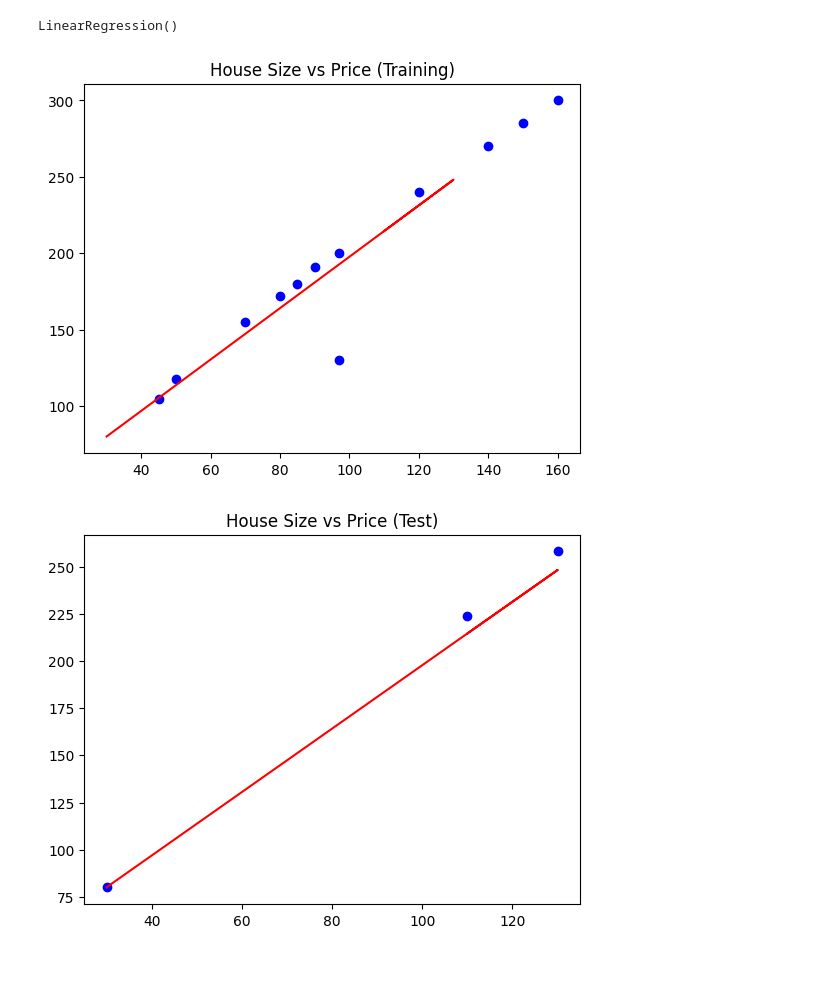
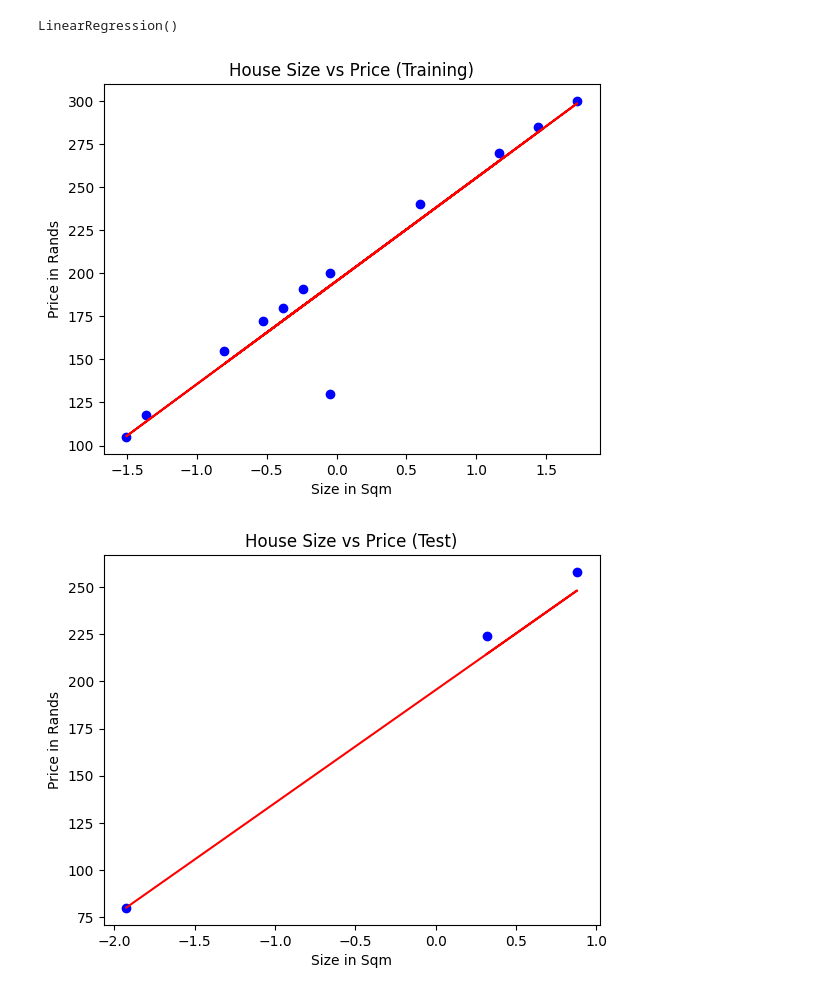
Before and after one commit to khiba-k/Python_ML_Linear_Regression, a Jupyter notebook: House_Size_vs_Price.ipynb, the cells around one changed output. Cells and saved outputs as stored; diff of their text form; code cells hidden in the pictures; blank space fills up the shorter version.

Commit message:
fix: plot label errors dev: Added scaling to the independent variable data(sizes)

```diff
--- a/House_Size_vs_Price.ipynb
+++ b/House_Size_vs_Price.ipynb
@@ -26,32 +29,42 @@ size_sqm_dataset_imputed = impute.fit_transform(size_sqm_dataset)
 # Split Training and Test Set
 size_sqm_train, size_sqm_test, price_thousands_train, price_thousands_test = train_test_split(size_sqm_dataset_imputed,
                                         price_thousands_dataset, test_size=0.2, random_state=42)
+# %%
+# Sizes Scaled down
+scaler = StandardScaler()
+size_train_scaled = scaler.fit_transform(size_sqm_train)
+size_test_scaled = scaler.transform(size_sqm_test)
 # %%
 # Fit the model
 regressor = LinearRegression()
-regressor.fit(size_sqm_train, price_thousands_train)
+regressor.fit(size_train_scaled, price_thousands_train)
 # %% [output]
 LinearRegression()
 # %%
+# Get test predictions from train size
+predicted_prices_train = regressor.predict(size_train_scaled)
+
 # Get test predictions from test size
-predicted_prices = regressor.predict(size_sqm_test)
+predicted_prices_test = regressor.predict(size_test_scaled)
 # %%
 # Plot Actual vs Model values
 # Training Set
-plt.scatter(size_sqm_train, price_thousands_train, color="blue")
-plt.plot(size_sqm_test, predicted_prices, color="red")
+plt.scatter(size_train_scaled, price_thousands_train, color="blue")
+plt.plot(size_train_scaled, predicted_prices_train, color="red")
 plt.title("House Size vs Price (Training)")
-plt.xlabel = ("Size in Sqm")
-plt.ylabel = ("Price in Rands")
+plt.xlabel("Size in Sqm")
+plt.ylabel("Price in Rands")
 plt.show()
 
+print("\n")
+
 # Test set
-plt.scatter(size_sqm_test, price_thousands_test, color="blue")
-plt.plot(size_sqm_test, predicted_prices, color="red")
+plt.scatter(size_test_scaled, price_thousands_test, color="blue")
+plt.plot(size_test_scaled, predicted_prices_test, color="red")
 plt.title("House Size vs Price (Test)")
-plt.xlabel = ("Size in Sqm")
-plt.ylabel = ("Price in Rands")
+plt.xlabel("Size in Sqm")
+plt.ylabel("Price in Rands")
 plt.show()
 # %% [output]
-[figure, old version]
+[figure, new version]
-[figure, old version]
+[figure, new version]
```
Also changed, not shown: parts of 2 cells of this notebook.
